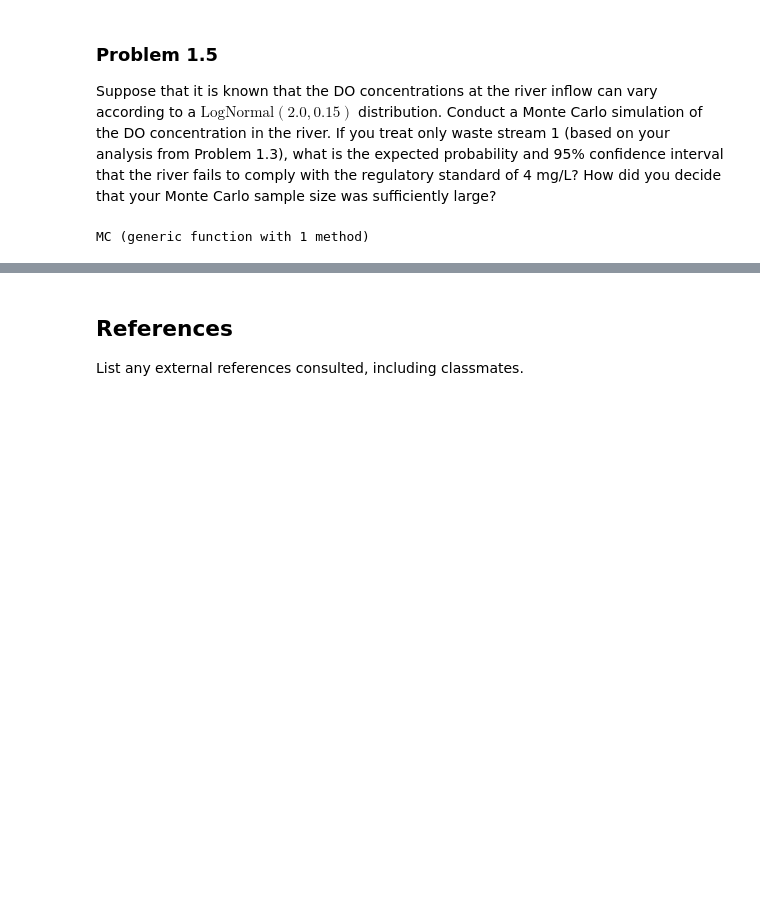
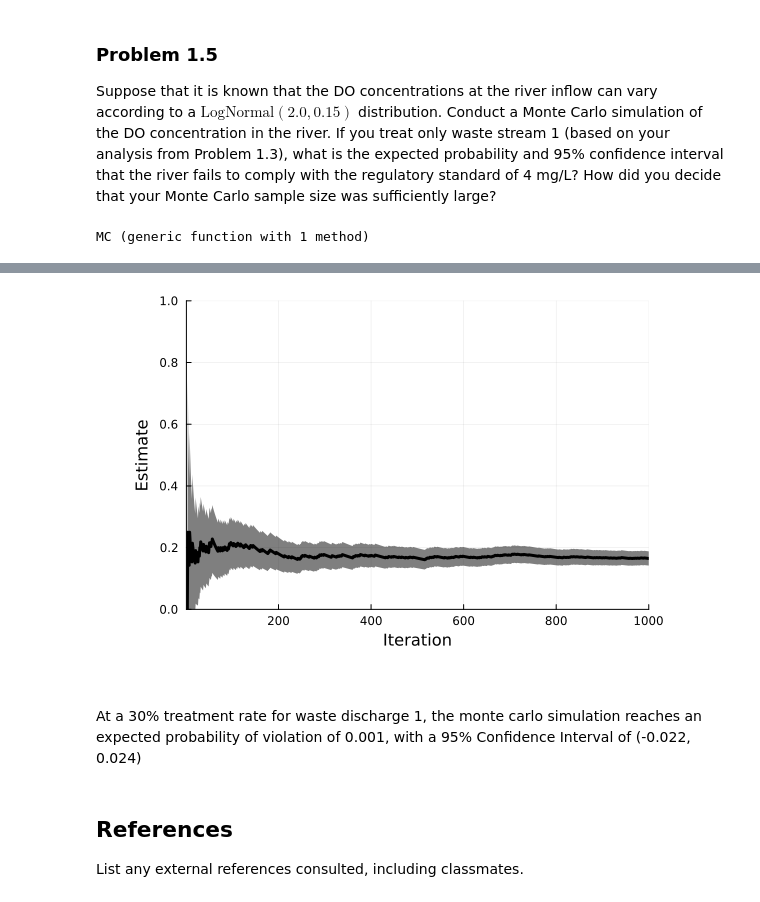
Before and after one commit to BEE4750-FA25/hw3-adrianhw3, a Jupyter notebook: hw03.ipynb, the cells around one changed output, grey strips where cells are left out. Drawn from its saved outputs; the diff is of its cells as text; code cells hidden in the pictures; blank space fills up the shorter version.

```diff
--- a/hw03.ipynb
+++ b/hw03.ipynb
@@ -400,3 +380,31 @@ ErrorException: Cannot convert Float64 to series data for plotting
+# %%
+avg_freq = zeros(n)
+std_freq = zeros(n)
+avg_freq[1] = monte[1] <= 4.2
+std_freq[1] = 0
+
+for i in 2:length(monte)
+    avg_freq[i] = (avg_freq[i-1] * (i-1) + (monte[i] <= 4.2)) / i
+    std_freq[i] = std(monte[1:i] .<= 4.2) / sqrt(i)
+end
+
+plt = plot(
+    avg_freq, ribbon=1.96 * std_freq,
+    xlim = (1, n),
+    ylim = (0, 1),
+    legend = :false,
+    xlabel="Iteration",
+    ylabel="Estimate",
+    left_margin=10mm,
+    bottom_margin=10mm,
+    right_margin=10mm,
+    color=:black,
+    linewidth=3
+)
+# %% [output]
+[figure, added]
+# %% [markdown]
+At a 30% treatment rate for waste discharge 1, the monte carlo simulation reaches an expected probability of violation of 0.001, with a 95% Confidence Interval of (-0.022, 0.024)
 # %% [markdown]
 ## References
 
```
Also changed, not shown: parts of 5 cells of this notebook.
